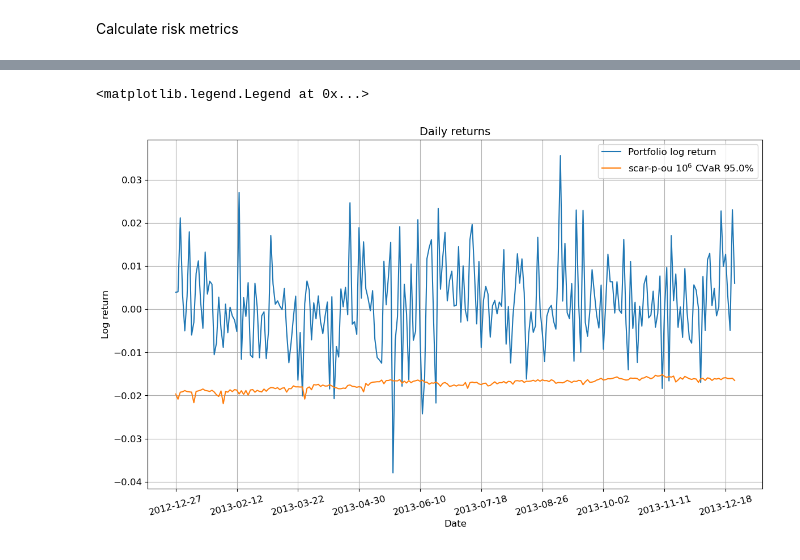
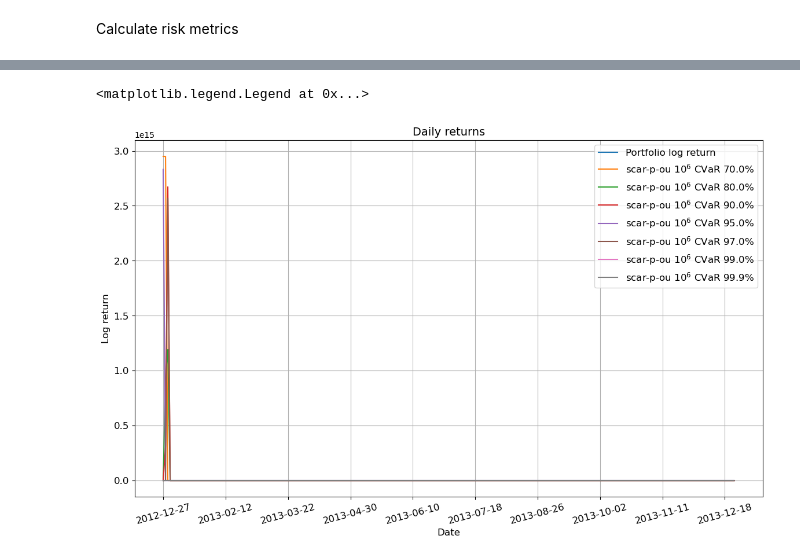
Before and after one commit to AANovokhatskiy/pyscarcopula, a Jupyter notebook: example.ipynb, the cells around one changed output, grey strips where cells are left out. Saved outputs shown, nothing was run; the diff lists cells and outputs as text; code cells hidden in the pictures.

```diff
--- a/example.ipynb
+++ b/example.ipynb
@@ -55,8 +47,8 @@ copula = GumbelCopula(count_instruments)
 Calculate risk metrics
 # %%
 '''risk_metrics'''
-# gamma = [0.9, 0.95, 0.97, 0.99, 0.999]
-gamma = 0.95
+gamma = [0.7, 0.8, 0.9, 0.95, 0.97, 0.99, 0.999]
+#gamma = 0.95
 window_len = 250
 latent_process_tr = 10000
 MC_iterations = int(10**6)
@@ -64,8 +56,8 @@ MC_iterations = int(10**6)
 method = 'scar-p-ou'
 #method = 'mle'
 
-#marginals_method = 'hyperbolic'
-marginals_method = 'normal'
+marginals_method = 'hyperbolic'
+#marginals_method = 'normal'
 
 portfolio_weight = np.ones(count_instruments) / count_instruments
 result = risk_metrics(copula,
@@ -76,7 +68,7 @@ result = risk_metrics(copula,
                       marginals_params_method = marginals_method,
                       latent_process_type = method,
                       latent_process_tr = latent_process_tr,
-                      optimize_portfolio = True,
+                      optimize_portfolio = False,
                       portfolio_weight = portfolio_weight)
 # %% [output]
 calc copula params
@@ -89,25 +105,41 @@ weight = result[0.95][MC_iterations]['weight']
+# %%
+pd_var_70 = pd.Series(data = -result[0.7][MC_iterations]['var'], index=moex_returns_pd.index).shift(1)
+pd_var_80 = pd.Series(data = -result[0.8][MC_iterations]['var'], index=moex_returns_pd.index).shift(1)
+pd_var_90 = pd.Series(data = -result[0.9][MC_iterations]['var'], index=moex_returns_pd.index).shift(1)
+pd_var_95 = pd.Series(data = -result[0.95][MC_iterations]['var'], index=moex_returns_pd.index).shift(1)
+pd_var_97 = pd.Series(data = -result[0.97][MC_iterations]['var'], index=moex_returns_pd.index).shift(1)
+pd_var_99 = pd.Series(data = -result[0.99][MC_iterations]['var'], index=moex_returns_pd.index).shift(1)
+pd_var_999 = pd.Series(data = -result[0.999][MC_iterations]['var'], index=moex_returns_pd.index).shift(1)
+
+weight = result[0.95][MC_iterations]['weight']
 # %%
 n = 1
 m = 1
 fig,ax = plt.subplots(n,m,figsize=(14,8))
 i1 = 252
 i2 = 500
 loc = plticker.MultipleLocator(base=27.0)
 
 #ax.plot(((np.exp(moex_returns_pd) - 1) * pd_weight_data).sum(axis=1)[i1:i2], label = 'Portfolio log return')
 ax.plot(((np.exp(moex_returns_pd) - 1) * weight).sum(axis=1)[i1:i2], label = 'Portfolio log return')
 
-ax.plot(pd_var_95[i1:i2], label = f'{method} $10^6$ CVaR {gamma * 100}%')
+ax.plot(pd_var_70[i1:i2], label = f'{method} $10^6$ CVaR {gamma[0] * 100}%')
+ax.plot(pd_var_80[i1:i2], label = f'{method} $10^6$ CVaR {gamma[1] * 100}%')
+ax.plot(pd_var_90[i1:i2], label = f'{method} $10^6$ CVaR {gamma[2] * 100}%')
+ax.plot(pd_var_95[i1:i2], label = f'{method} $10^6$ CVaR {gamma[3] * 100}%')
+ax.plot(pd_var_97[i1:i2], label = f'{method} $10^6$ CVaR {gamma[4] * 100}%')
+ax.plot(pd_var_99[i1:i2], label = f'{method} $10^6$ CVaR {gamma[5] * 100}%')
+ax.plot(pd_var_999[i1:i2], label = f'{method} $10^6$ CVaR {gamma[6] * 100}%')
 
 ax.set_title(f'Daily returns', fontsize = 14)
 
 ax.xaxis.set_major_locator(loc)
 ax.set_xlabel('Date', fontsize = 12, loc = 'center')
 ax.set_ylabel('Log return', fontsize = 12, loc = 'center')
 ax.tick_params(axis='x', labelrotation = 15, labelsize = 12)
 ax.tick_params(axis='y', labelsize = 12)
 ax.grid(True)
 ax.legend(fontsize=12, loc = 'upper right')
 # %% [output]
 <matplotlib.legend.Legend at 0x...>
-[figure, old version]
+[figure, new version]
```
Also changed, not shown: parts of 4 cells of this notebook, 29 other files.
